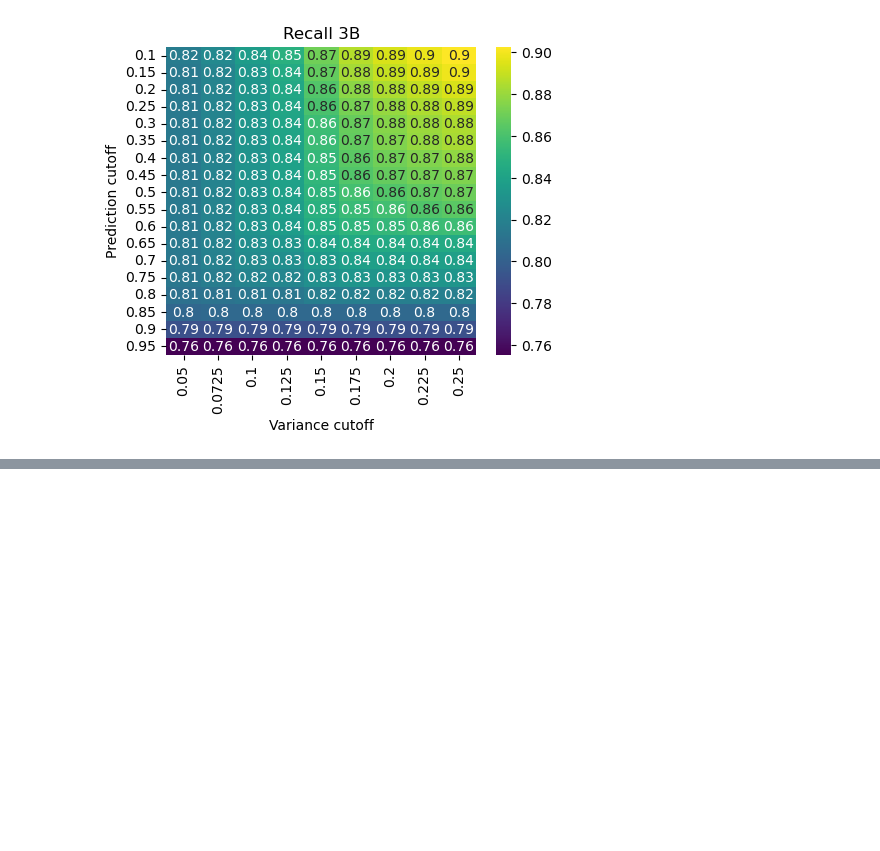
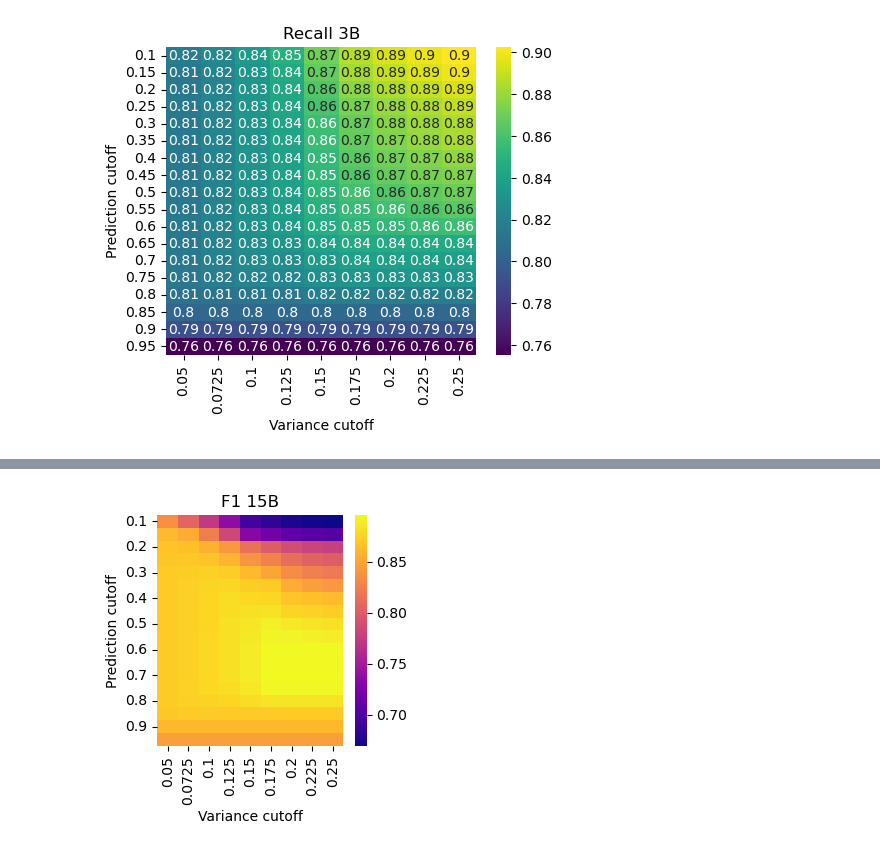
Before and after one commit to WRiegs/Squidly, a Jupyter notebook: revision/Variance_Selection_Cutoffs.ipynb, the cells around one changed output, grey strips where cells are left out. Drawn from its saved outputs; the diff is of its cells as text; code cells hidden in the pictures; blank space fills up the shorter version.

```diff
--- a/revision/Variance_Selection_Cutoffs.ipynb
+++ b/revision/Variance_Selection_Cutoffs.ipynb
@@ -246,0 +268,36 @@ plt.savefig(f'figs/{model}_recall_uni3175.svg', bbox_inches='tight')
+# %%
+from collections import defaultdict
+cols = defaultdict(list)
+for mean_prob in [0.1, 0.15, 0.2, 0.25, 0.3, 0.35, 0.4, 0.45, 0.5, 0.55, 0.6, 0.65, 0.7, 0.75, 0.8, 0.85, 0.9, 0.95]:
+    for vari in [0.05, 0.0725, 0.1, 0.125, 0.15, 0.175, 0.2, 0.225, 0.25]:
+        # Make a pred
+        preds_prob = 1.0 * unc_df['Mean Prob'].values > mean_prob
+        preds_var = 1.0 * unc_df['Variance'].values < vari
+        cols[f'm{mean_prob}_v{vari}'] = 1.0*preds_prob*preds_var
+
+
+for c in cols:
+    unc_df[c] = cols[c]
+# Now calculate the different predictions for each of them
+rows = []
+for c in cols:
+    precision, recall, f1, support = precision_recall_fscore_support(list(unc_df['Catalytic Pred'].values), list(unc_df[c].values))
+    # Maybe save the 0's too but for now look only at precision and recall of getting one correct
+    rows.append([c, c.split('_')[0][1:], c.split('_')[1][1:], precision[1], recall[1], f1[1], support[1]])
+
+pred_df = pd.DataFrame(rows, columns=['label', 'mean_pred', 'variance', 'precision', 'recall', 'f1', 'support'])
+# %%
+import seaborn as sns
+model = '15B'
+plt.rcParams['figure.figsize'] = (3,3)
+
+df_plot = pd.DataFrame(pred_df, columns=["mean_pred", "variance", "f1"])
+pivot = df_plot.pivot("mean_pred", "variance", "f1")
+sns.heatmap(pivot, annot=False, cmap="plasma")
+plt.yticks(rotation=0)
+plt.ylabel("Prediction cutoff")
+plt.xlabel("Variance cutoff")
+plt.title(f'F1 {model}')
+plt.savefig(f'figs/{model}_F1_no_annot_uni3175.svg', bbox_inches='tight')
+# %% [output]
+[figure, added]
```
Also changed, not shown: parts of 20 cells of this notebook, 3 other files.
